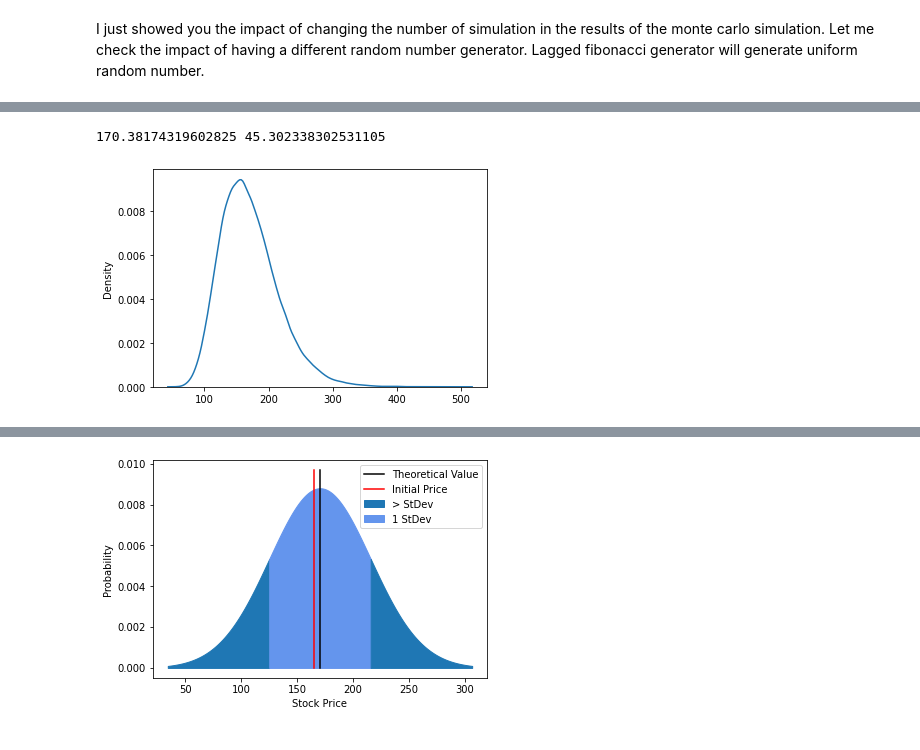
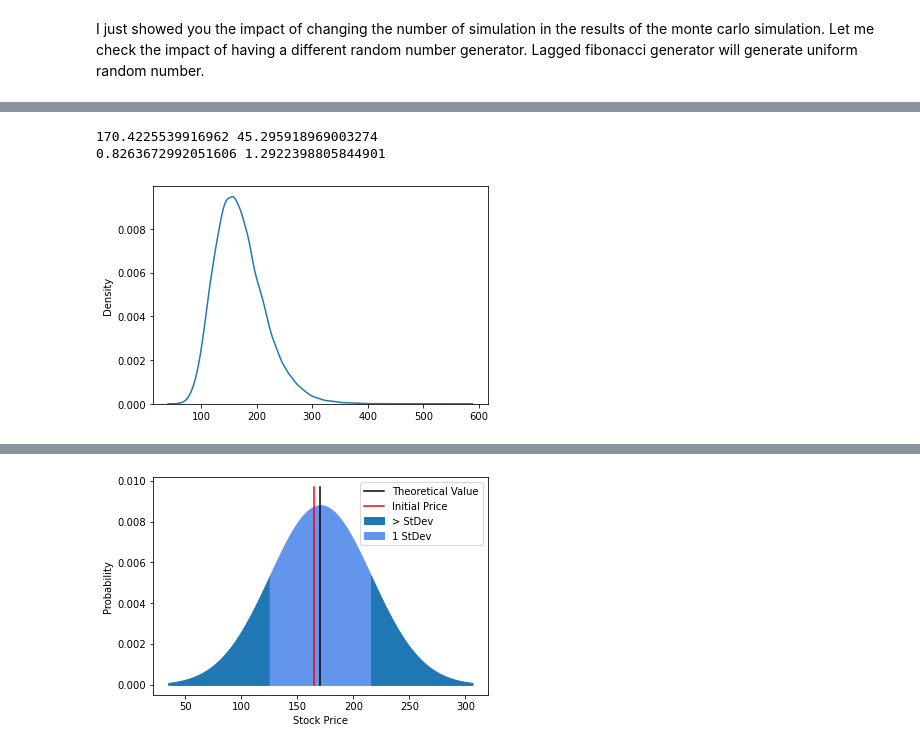
Before and after one commit to Rupesh0Poudel/Numerical_Introductory_Seminar, a Jupyter notebook: test.ipynb, the cells around one changed output, grey strips where cells are left out. Drawn from its saved outputs; the diff is of its cells as text; code cells hidden in the pictures.

```diff
--- a/test.ipynb
+++ b/test.ipynb
@@ -284,12 +334,17 @@ plt.show()
 # %%
 final_day2 = ST2[-1]
 sns.kdeplot(final_day2)
 mean02 = final_day2.mean()
 se02 = final_day2.std()
 print(mean02,se02)
+
+skew21 = stats.skew(final_day2)
+kurtosis21 = stats.kurtosis(final_day2)
+print(skew21, kurtosis21)
 # %% [output]
-170.38174319602825 45.302338302531105
+170.4225539916962 45.295918969003274
+0.8263672992051606 1.2922398805844901
-[figure, old version]
+[figure, new version]
 # %%
 print(final_day2.max(), final_day2.min())
 x2 =final_day2
```
Also changed, not shown: parts of 31 cells of this notebook.
